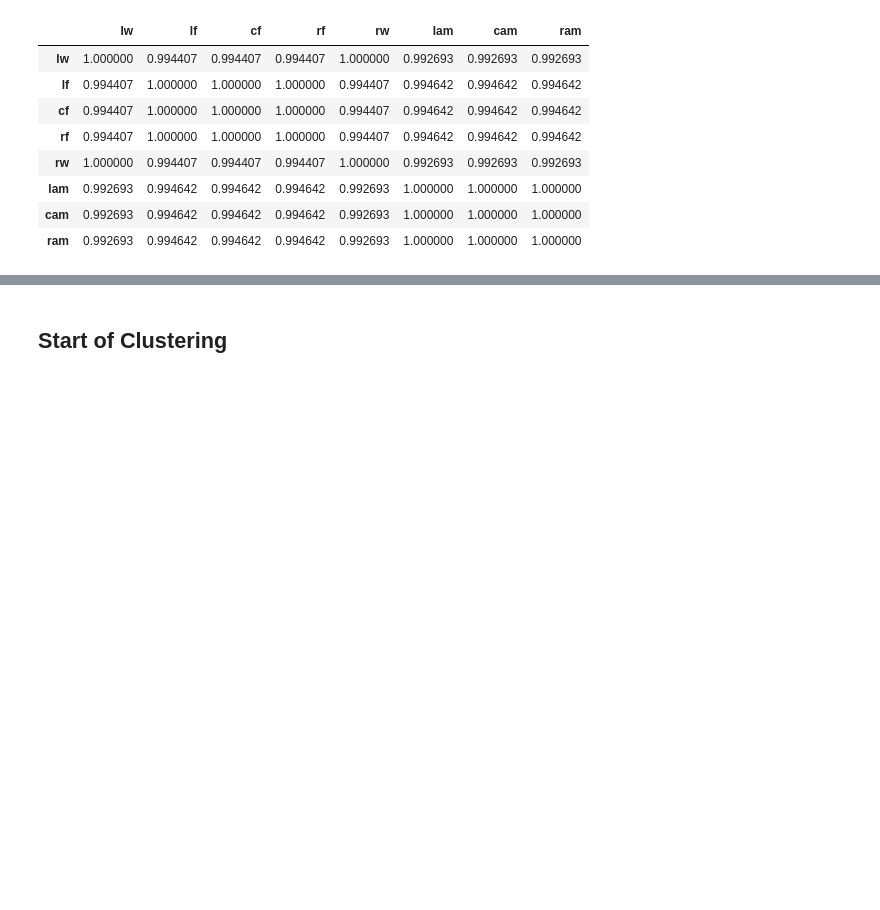
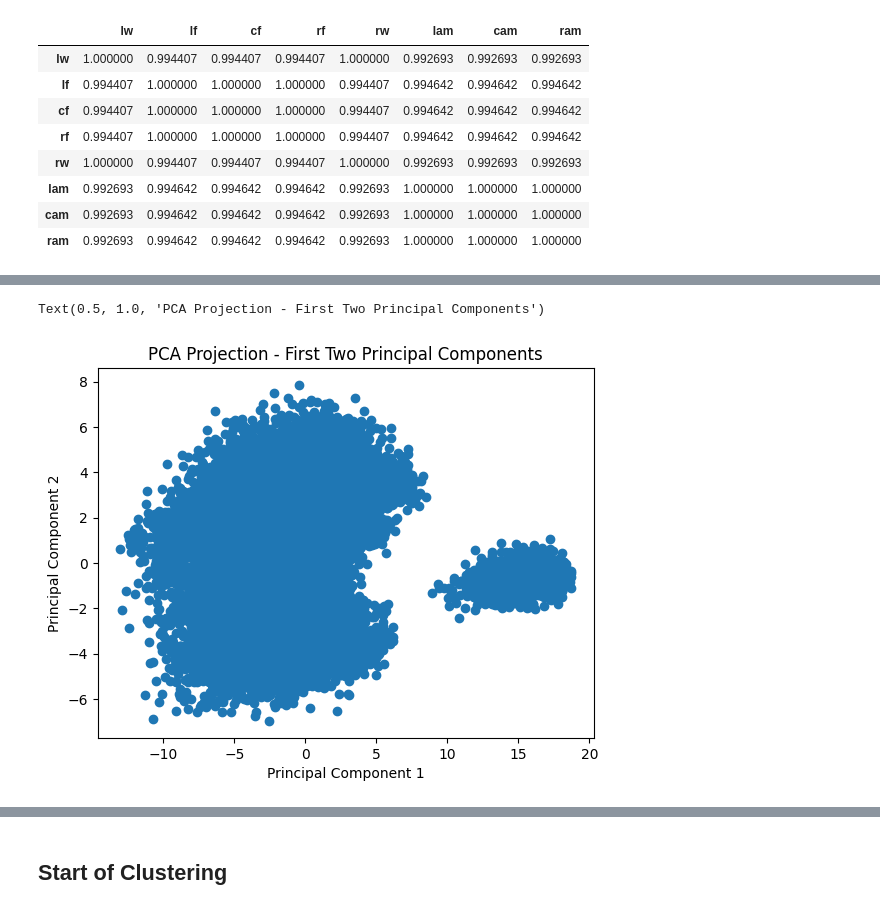
Before and after one commit to kavingraj/Clustering-Model-on-Fifa-Data, a Jupyter notebook: scratch.ipynb, the cells around one changed output, grey strips where cells are left out. Cells and saved outputs as stored; diff of their text form; code cells hidden in the pictures; blank space fills up the shorter version.

```diff
--- a/scratch.ipynb
+++ b/scratch.ipynb
@@ -246,0 +245,21 @@ plt.show()
+# %%
+#here are the relevant features that we will use in our clustering
+keeping_features = [
+       'attacking_crossing', 'attacking_finishing',
+       'attacking_heading_accuracy', 'attacking_short_passing',
+       'attacking_volleys', 'skill_dribbling', 'skill_curve',
+       'skill_fk_accuracy', 'skill_long_passing', 'skill_ball_control',
+       'movement_acceleration', 'movement_sprint_speed', 'movement_agility',
+       'movement_reactions', 'movement_balance', 'power_shot_power',
+       'power_jumping', 'power_stamina', 'power_strength', 'power_long_shots',
+       'mentality_aggression', 'mentality_interceptions',
+       'mentality_positioning', 'mentality_vision',
+        'defending_marking_awareness',
+       'defending_standing_tackle', 'defending_sliding_tackle',
+       'goalkeeping_diving', 'goalkeeping_handling', 'goalkeeping_kicking',
+       'goalkeeping_positioning', 'goalkeeping_reflexes', 'ls', 'st', 'rs',
+       'lw', 'lf', 'cf', 'rf', 'rw', 'lam', 'cam', 'ram', 'lm', 'lcm', 'cm',
+       'rcm', 'rm', 'lwb', 'ldm', 'cdm', 'rdm', 'rwb', 'lb', 'lcb', 'cb',
+       'rcb', 'rb', 'gk']
+
+X = male_players_24[keeping_features]
@@ -246,0 +275,3 @@ plt.show()
+# %%
+# we need to standardize the values since the range is not 0-100
+X_scaled = StandardScaler().fit_transform(X)
@@ -246,0 +280,3 @@ plt.show()
+# %%
+pca = PCA(n_components=0.90)
+X_pca = pca.fit_transform(X_scaled)
@@ -246,0 +293,9 @@ plt.show()
+# %%
+# scatter plot the pc1 and pc2
+plt.scatter(X_pca[:, 0], X_pca[:, 1])
+plt.xlabel('Principal Component 1')
+plt.ylabel('Principal Component 2')
+plt.title('PCA Projection - First Two Principal Components')
+# %% [output]
+Text(0.5, 1.0, 'PCA Projection - First Two Principal Components')
+[figure, added]
```
Also changed, not shown: parts of 38 cells of this notebook.
